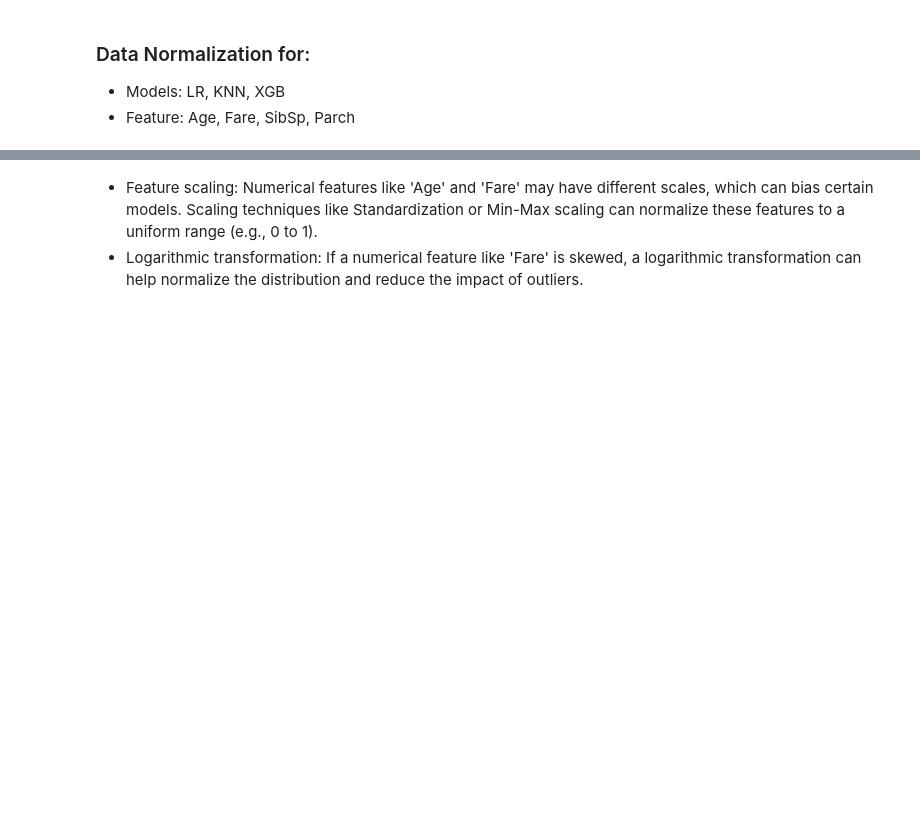
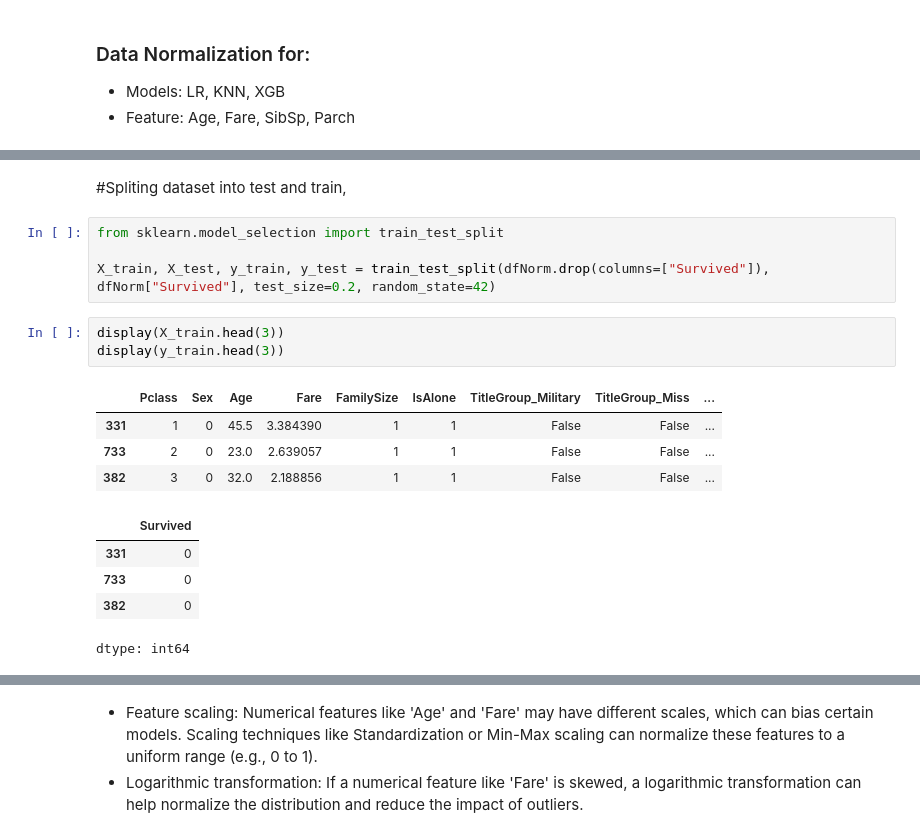
Before and after one commit to SrEntropy/titanic-ml-pipeline, a Jupyter notebook: notebooks/featureEngineering.ipynb, the cells around one changed output, grey strips where cells are left out. Saved outputs shown, nothing was run; the diff lists cells and outputs as text; blank space fills up the shorter version.

```diff
--- a/notebooks/featureEngineering.ipynb
+++ b/notebooks/featureEngineering.ipynb
@@ -149,0 +166,19 @@ from sklearn.preprocessing import StandardScaler
+# %% [markdown]
+#Spliting dataset into test and train,
+# %%
+from sklearn.model_selection import train_test_split
+
+X_train, X_test, y_train, y_test = train_test_split(dfNorm.drop(columns=["Survived"]), dfNorm["Survived"], test_size=0.2, random_state=42)
+# %%
+display(X_train.head(3))
+display(y_train.head(3))
+# %% [output]
+|  | Pclass | Sex | Age | Fare | FamilySize | IsAlone | TitleGroup_Military | TitleGroup_Miss | ... |
+| 331 | 1 | 0 | 45.5 | 3.384390 | 1 | 1 | False | False | ... |
+| 733 | 2 | 0 | 23.0 | 2.639057 | 1 | 1 | False | False | ... |
+| 382 | 3 | 0 | 32.0 | 2.188856 | 1 | 1 | False | False | ... |
+|  | Survived |
+| 331 | 0 |
+| 733 | 0 |
+| 382 | 0 |
+dtype: int64
```
Also changed, not shown: parts of 13 cells of this notebook, 2 other files.
